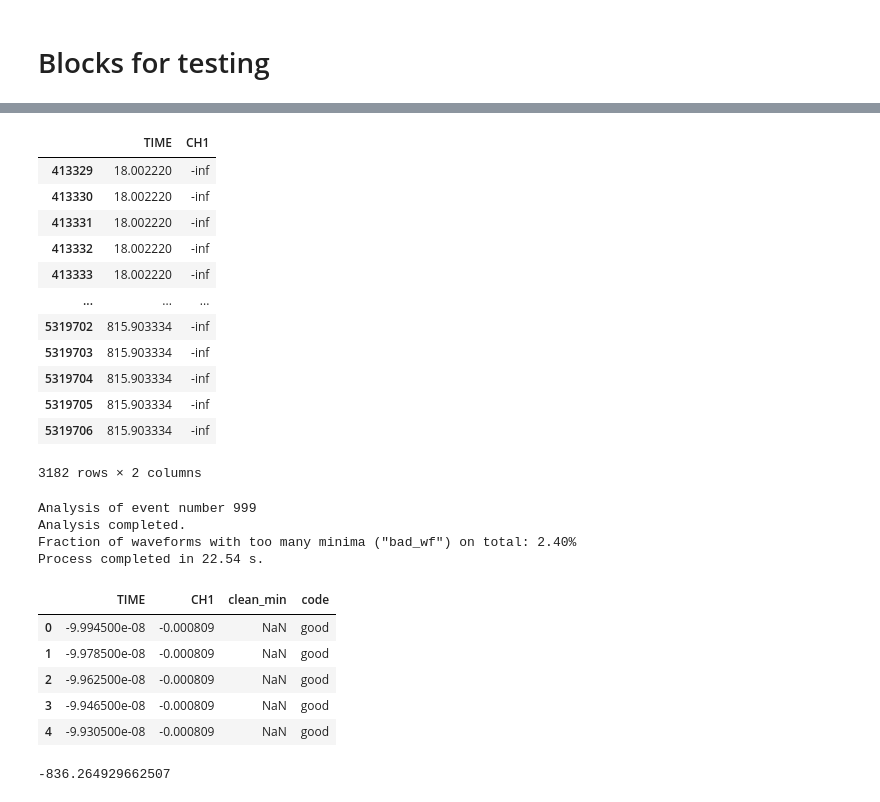
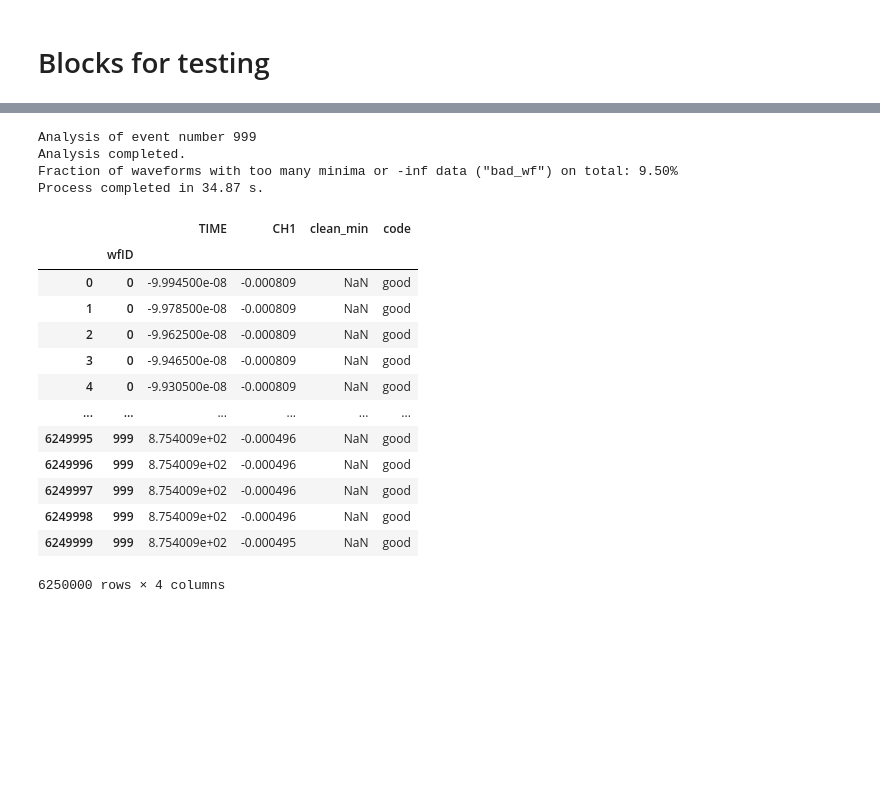
Before and after one commit to martina01natali/OOPROJECT, a Jupyter notebook: pyproj/branch_dcr/dcr_analysis.ipynb, the cells around one changed output, grey strips where cells are left out. Cells and saved outputs as stored; diff of their text form; code cells hidden in the pictures; blank space fills up the shorter version.

```diff
--- a/pyproj/branch_dcr/dcr_analysis.ipynb
+++ b/pyproj/branch_dcr/dcr_analysis.ipynb
@@ -343,8 +343,11 @@ def analysis(timestamp_table, wf_table, custom_n_events=1000, inplace=False, tim
              plot=False, save_plot=False):
     """Function to analyze waveform data and locate clean signal peaks.
 
-    This function finds all the minima in each waveform and selects the "good ones" based on the values
-    of threshold (V) and distance.
+    This function finds all the minima in each waveform (wf) and selects the "good ones" (clean_min) based on the values
+    of threshold (V) and distance. The resulting dataframe has a column "code" that indicates if
+    a clean_min belongs to a good or bad wf: bad wfs are the ones containing a number of relative minima
+    bigger than many_minima or that contain -inf saturated data. Notice that the "good" or "bad" coding
+    makes sense for discriminating between equally clean_min only.
 
    ------
    Input:
@@ -352,7 +355,7 @@ def analysis(timestamp_table, wf_table, custom_n_events=1000, inplace=False, tim
        Dataframe with timestamps
    - wf_table: pandas.DataFrame
        Dataframe with waveforms in list mode
-   - custom_n_events: int, deafult 1000
+   - custom_n_events: int, default 1000
        Number of events to analyze (starts from the first waveform in any case)
    - inplace: bool, default False
        If True, modifies the input dataframe wf_table. If False, returns a copy.
@@ -386,6 +389,7 @@ def analysis(timestamp_table, wf_table, custom_n_events=1000, inplace=False, tim
     # - [x] must decide if you want or not to be able to plot relative minima
     # - [ ] discard saturated waveforms: must have a lot of almost-same-amplitude points
     #     Note: they must be points above the threshold, at least
+    # - [ ] set as bad wf containing -inf data
     # - [x] identify waveforms with too many minima
     #     - [x] count # of discarded waveforms and get fraction wrt total
     # - [x] Add tag "bad" along with minimum list, to be added as column in final, total df
@@ -394,7 +398,7 @@ def analysis(timestamp_table, wf_table, custom_n_events=1000, inplace=False, tim
     start_time = time.time()
 
     N_of_events = custom_n_events
-    wf_datapoints = wf_table.iloc[:,0].size/1000
+    wf_datapoints = len(wf_table)/1000
 
     general_clean_min = []
     general_bad = []
@@ -425,11 +429,14 @@ def analysis(timestamp_table, wf_table, custom_n_events=1000, inplace=False, tim
 
         single_wf.loc[:,'clean_min'] = single_wf.iloc[clean_minimum_list]['CH1']
 
+        inf_counts = 0
+        inf_counts = len(single_wf[single_wf.CH1==-np.inf])
+
         wf_index = (n*wf_datapoints)
         for index in clean_minimum_list:
             general_clean_min.append(index + wf_index)
 
-            if len(minimum_list) > many_minima:
+            if len(minimum_list) > many_minima or inf_counts > 0: # implement or for wf containing -inf data
                 general_bad.append(index + wf_index)
                 N_bad_wf += 1
 
@@ -447,7 +454,7 @@ def analysis(timestamp_table, wf_table, custom_n_events=1000, inplace=False, tim
             plt.close()
 
     print('\nAnalysis completed.')
-    print('Fraction of waveforms with too many minima ("bad_wf") on total: %s%%' % format(N_bad_wf/custom_n_events*100,".2f"))
+    print('Fraction of waveforms with too many minima or -inf data ("bad_wf") on total: %s%%' % format(N_bad_wf/custom_n_events*100,".2f"))
 
     if many_minima < 6250:
         bad_list = ['bad_wf' for item in general_bad]
@@ -457,14 +464,17 @@ def analysis(timestamp_table, wf_table, custom_n_events=1000, inplace=False, tim
         wf_table.loc[:,'clean_min'] = wf_table.iloc[general_clean_min]['CH1']
         wf_table = wf_table.join(bad)
         wf_table.code.fillna(value='good', inplace=True)
+        wf_table['wfID'] = np.array(range(len(wf_table))) // 6250
+        wf_table.set_index('wfID', append=True, inplace=True)
         print("Process completed in %s s." % (format(time.time()-start_time,".2f")))
-
 
     if inplace == False:
         copy = wf_table.copy()
         copy.loc[:,'clean_min'] = copy.iloc[general_clean_min]['CH1']
         copy = copy.join(bad)
         copy.code.fillna(value='good', inplace=True)
+        copy['wfID'] = np.array(range(len(copy))) // 6250
+        copy.set_index('wfID', append=True, inplace=True)
         print("Process completed in %s s." % (format(time.time()-start_time,".2f")))
         return copy
 # %% [raw]
@@ -593,32 +584,7 @@ time_table.head()
-# %%
-wf_table.loc[wf_table.CH1.values==(-np.inf)]
-# %% [output]
-|  | TIME | CH1 |
-| 413329 | 18.002220 | -inf |
-| 413330 | 18.002220 | -inf |
-| 413331 | 18.002220 | -inf |
-| 413332 | 18.002220 | -inf |
-| 413333 | 18.002220 | -inf |
-| ... | ... | ... |
-| 5319702 | 815.903334 | -inf |
-| 5319703 | 815.903334 | -inf |
-| 5319704 | 815.903334 | -inf |
-| 5319705 | 815.903334 | -inf |
-| 5319706 | 815.903334 | -inf |
-3182 rows × 2 columns
 # %%
-wf = analysis(time_table, wf_table, custom_n_events=1000, plot=False, inplace=False, many_minima=500, time_adjust=False)
+wf = analysis(time_table, wf_table, plot=False, inplace=False, many_minima=500, time_adjust=True)
 # %% [output]
 Analysis of event number 999
 Analysis completed.
-Fraction of waveforms with too many minima ("bad_wf") on total: 2.40%
-Process completed in 22.54 s.
+Fraction of waveforms with too many minima or -inf data ("bad_wf") on total: 9.50%
+Process completed in 34.87 s.
-# %%
-wf.head()
-# %% [output]
-|  | TIME | CH1 | clean_min | code |
-| 0 | -9.994500e-08 | -0.000809 | NaN | good |
-| 1 | -9.978500e-08 | -0.000809 | NaN | good |
-| 2 | -9.962500e-08 | -0.000809 | NaN | good |
-| 3 | -9.946500e-08 | -0.000809 | NaN | good |
-| 4 | -9.930500e-08 | -0.000809 | NaN | good |
@@ -634,4 +591,17 @@ minimum_table = minimum_table.iloc[1:,:]
-# %%
-minimum_table['Delta T (s)'].values.min()
-# %% [output]
--836.264929662507
+# %%
+wf
+# %% [output]
+|  |  | TIME | CH1 | clean_min | code |
+|  | wfID |  |  |  |  |
+| 0 | 0 | -9.994500e-08 | -0.000809 | NaN | good |
+| 1 | 0 | -9.978500e-08 | -0.000809 | NaN | good |
+| 2 | 0 | -9.962500e-08 | -0.000809 | NaN | good |
+| 3 | 0 | -9.946500e-08 | -0.000809 | NaN | good |
+| 4 | 0 | -9.930500e-08 | -0.000809 | NaN | good |
+| ... | ... | ... | ... | ... | ... |
+| 6249995 | 999 | 8.754009e+02 | -0.000496 | NaN | good |
+| 6249996 | 999 | 8.754009e+02 | -0.000496 | NaN | good |
+| 6249997 | 999 | 8.754009e+02 | -0.000496 | NaN | good |
+| 6249998 | 999 | 8.754009e+02 | -0.000496 | NaN | good |
+| 6249999 | 999 | 8.754009e+02 | -0.000495 | NaN | good |
+6250000 rows × 4 columns
```
Also changed, not shown: parts of 14 cells of this notebook, 1 other file.
